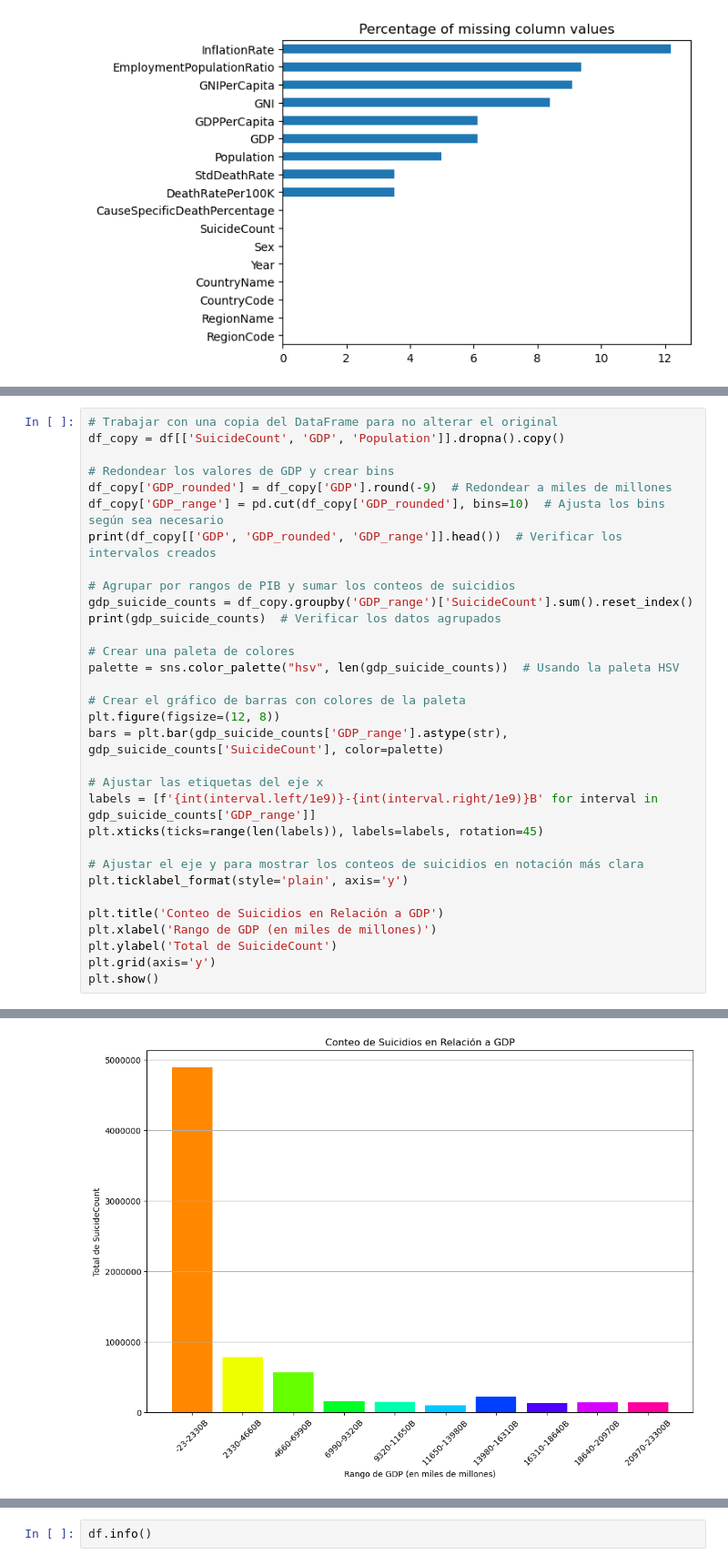
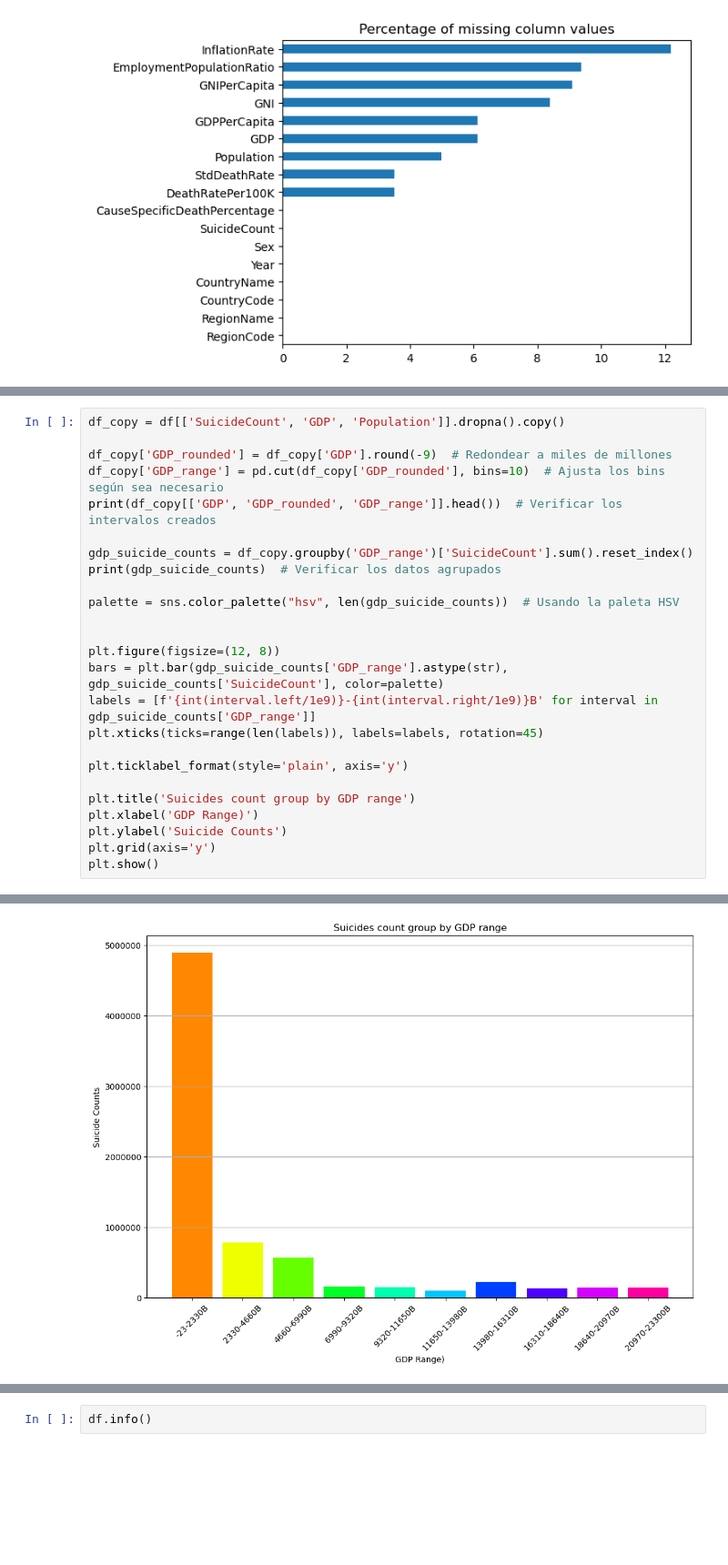
Before and after one commit to alejxx09/ML-SocioeconomicImpactOnSuicideRates, a Jupyter notebook: Análisis_Factores_socioeconomicos.ipynb, the cells around one changed output, grey strips where cells are left out. Shown at 91% size. Cells and saved outputs as stored; diff of their text form; blank space fills up the shorter version.

```diff
--- a/Análisis_Factores_socioeconomicos.ipynb
+++ b/Análisis_Factores_socioeconomicos.ipynb
@@ -148,56 +142,49 @@ plt.show()
 # %% [output]
 [figure]
 # %%
-# Trabajar con una copia del DataFrame para no alterar el original
 df_copy = df[['SuicideCount', 'GDP', 'Population']].dropna().copy()
 
-# Redondear los valores de GDP y crear bins
 df_copy['GDP_rounded'] = df_copy['GDP'].round(-9)  # Redondear a miles de millones
 df_copy['GDP_range'] = pd.cut(df_copy['GDP_rounded'], bins=10)  # Ajusta los bins según sea necesario
 print(df_copy[['GDP', 'GDP_rounded', 'GDP_range']].head())  # Verificar los intervalos creados
 
-# Agrupar por rangos de PIB y sumar los conteos de suicidios
 gdp_suicide_counts = df_copy.groupby('GDP_range')['SuicideCount'].sum().reset_index()
 print(gdp_suicide_counts)  # Verificar los datos agrupados
 
-# Crear una paleta de colores
 palette = sns.color_palette("hsv", len(gdp_suicide_counts))  # Usando la paleta HSV
 
-# Crear el gráfico de barras con colores de la paleta
+
 plt.figure(figsize=(12, 8))
 bars = plt.bar(gdp_suicide_counts['GDP_range'].astype(str), gdp_suicide_counts['SuicideCount'], color=palette)
-
-# Ajustar las etiquetas del eje x
 labels = [f'{int(interval.left/1e9)}-{int(interval.right/1e9)}B' for interval in gdp_suicide_counts['GDP_range']]
 plt.xticks(ticks=range(len(labels)), labels=labels, rotation=45)
 
-# Ajustar el eje y para mostrar los conteos de suicidios en notación más clara
 plt.ticklabel_format(style='plain', axis='y')
 
-plt.title('Conteo de Suicidios en Relación a GDP')
-plt.xlabel('Rango de GDP (en miles de millones)')
-plt.ylabel('Total de SuicideCount')
+plt.title('Suicides count group by GDP range')
+plt.xlabel('GDP Range)')
+plt.ylabel('Suicide Counts')
 plt.grid(axis='y')
 plt.show()
 # %% [output]
             GDP   GDP_rounded                          GDP_range
 0  6.521750e+08  1.000000e+09  (-23300000000.0, 2330000000000.0]
 1  6.521750e+08  1.000000e+09  (-23300000000.0, 2330000000000.0]
 2  1.185315e+09  1.000000e+09  (-23300000000.0, 2330000000000.0]
 3  1.185315e+09  1.000000e+09  (-23300000000.0, 2330000000000.0]
 4  1.880951e+09  2.000000e+09  (-23300000000.0, 2330000000000.0]
                               GDP_range  SuicideCount
 0     (-23300000000.0, 2330000000000.0]       4886895
 1    (2330000000000.0, 4660000000000.0]        781278
 2    (4660000000000.0, 6990000000000.0]        565864
 3    (6990000000000.0, 9320000000000.0]        154439
 4   (9320000000000.0, 11650000000000.0]        152310
 5  (11650000000000.0, 13980000000000.0]         98376
 6  (13980000000000.0, 16310000000000.0]        226036
 7  (16310000000000.0, 18640000000000.0]        128115
 8  (18640000000000.0, 20970000000000.0]        140482
 9  (20970000000000.0, 23300000000000.0]        141673
-[figure, old version]
+[figure, new version]
 # %%
 
 plt.figure(figsize=(12, 8))
```
Also changed, not shown: parts of 28 cells of this notebook.
